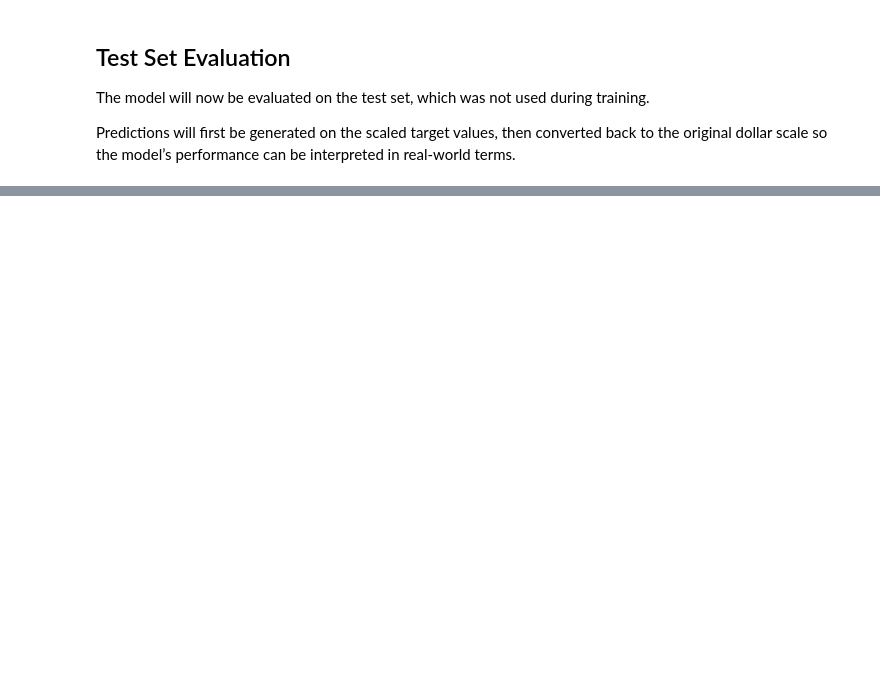
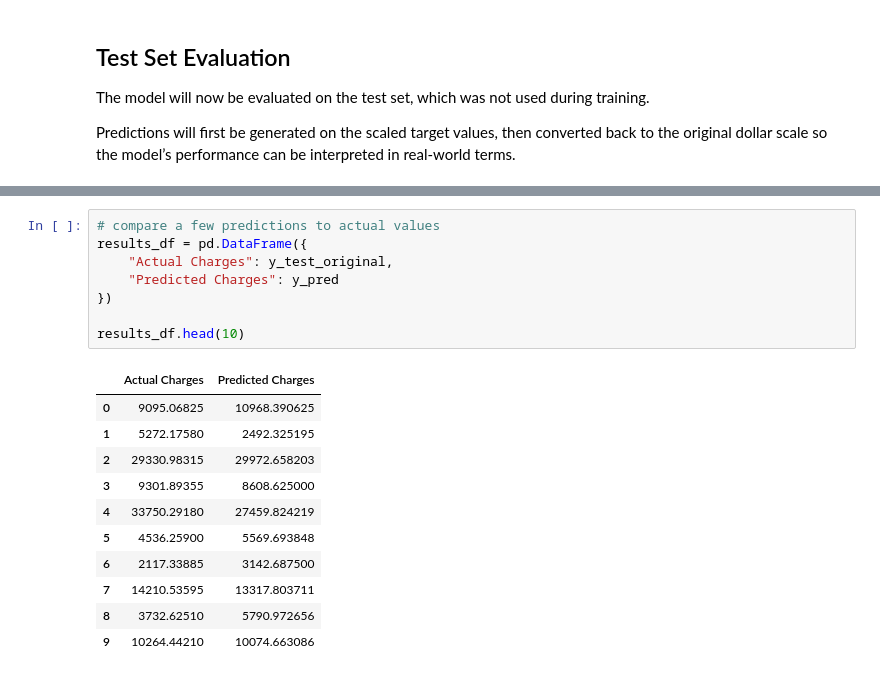
Before and after one commit to OzvalDoRJ4552/insurance_nn_project, a Jupyter notebook: notebooks/insurance_nn_project.ipynb, the cells around one changed output, grey strips where cells are left out. Drawn from its saved outputs; the diff is of its cells as text; blank space fills up the shorter version.

```diff
--- a/notebooks/insurance_nn_project.ipynb
+++ b/notebooks/insurance_nn_project.ipynb
@@ -386,0 +385,20 @@ Predictions will first be generated on the scaled target values, then converted
+# %%
+# compare a few predictions to actual values
+results_df = pd.DataFrame({
+    "Actual Charges": y_test_original,
+    "Predicted Charges": y_pred
+})
+
+results_df.head(10)
+# %% [output]
+|  | Actual Charges | Predicted Charges |
+| 0 | 9095.06825 | 10968.390625 |
+| 1 | 5272.17580 | 2492.325195 |
+| 2 | 29330.98315 | 29972.658203 |
+| 3 | 9301.89355 | 8608.625000 |
+| 4 | 33750.29180 | 27459.824219 |
+| 5 | 4536.25900 | 5569.693848 |
+| 6 | 2117.33885 | 3142.687500 |
+| 7 | 14210.53595 | 13317.803711 |
+| 8 | 3732.62510 | 5790.972656 |
+| 9 | 10264.44210 | 10074.663086 |
```
Also changed, not shown: parts of 18 cells of this notebook.
